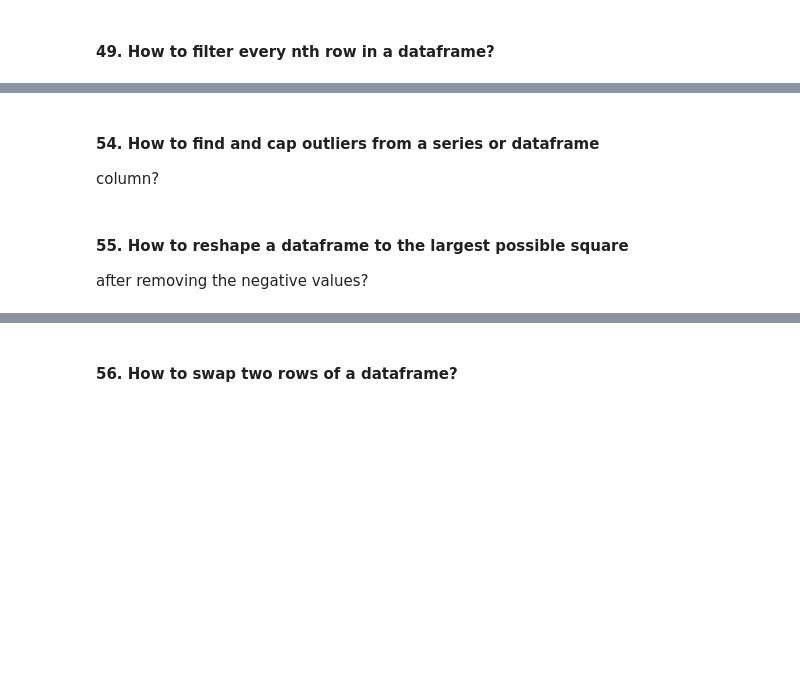
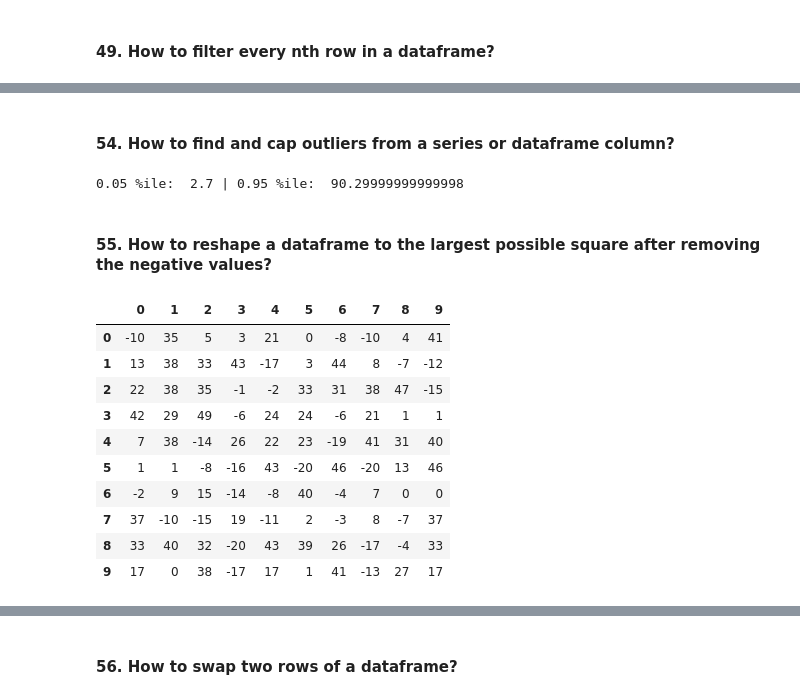
Before and after one commit to caiquemiranda/-pandas-exercises, a Jupyter notebook: 41-60.ipynb, the cells around one changed output, grey strips where cells are left out. Saved outputs shown, nothing was run; the diff lists cells and outputs as text; code cells hidden in the pictures; blank space fills up the shorter version.

```diff
--- a/41-60.ipynb
+++ b/41-60.ipynb
@@ -155,3 +235,2 @@ last_two_rows = df.iloc[np.where(rowsums > 100)[0][-2:], :]
 # %% [markdown]
-#### 54. How to find and cap outliers from a series or dataframe
-column?
+#### 54. How to find and cap outliers from a series or dataframe column?
@@ -158,15 +239,34 @@ column?
 # %%
-# Input
-ser = pd.Series(np.logspace(-2, 2, 30))
-# Solution
 def cap_outliers(ser, low_perc, high_perc):
-low, high = ser.quantile([low_perc, high_perc])
-print(low_perc, '%ile: ', low, '|', high_perc, '%ile: ', high)
-ser[ser < low] = low
-ser[ser > high] = high
-return(ser)
+
+    low, high = ser.quantile([low_perc, high_perc])
+
+    print(low_perc, '%ile: ',
+          low, '|', high_perc, '%ile: ',
+          high)
+
+    ser[ser < low] = low
+    ser[ser > high] = high
+    return(ser)
+
 capped_ser = cap_outliers(ser, .05, .95)
+# %% [output]
+0.05 %ile:  2.7 | 0.95 %ile:  90.29999999999998
 # %% [markdown]
-#### 55. How to reshape a dataframe to the largest possible square
-after removing the negative values?
+#### 55. How to reshape a dataframe to the largest possible square after removing the negative values?
+# %%
+rnd_5 = pd.DataFrame(np.random.randint(-20, 50, 100).reshape(10, -1))
+rnd_5
+# %% [output]
+|  | 0 | 1 | 2 | 3 | 4 | 5 | 6 | 7 | 8 | 9 |
+| 0 | -10 | 35 | 5 | 3 | 21 | 0 | -8 | -10 | 4 | 41 |
+| 1 | 13 | 38 | 33 | 43 | -17 | 3 | 44 | 8 | -7 | -12 |
+| 2 | 22 | 38 | 35 | -1 | -2 | 33 | 31 | 38 | 47 | -15 |
+| 3 | 42 | 29 | 49 | -6 | 24 | 24 | -6 | 21 | 1 | 1 |
+| 4 | 7 | 38 | -14 | 26 | 22 | 23 | -19 | 41 | 31 | 40 |
+| 5 | 1 | 1 | -8 | -16 | 43 | -20 | 46 | -20 | 13 | 46 |
+| 6 | -2 | 9 | 15 | -14 | -8 | 40 | -4 | 7 | 0 | 0 |
+| 7 | 37 | -10 | -15 | 19 | -11 | 2 | -3 | 8 | -7 | 37 |
+| 8 | 33 | 40 | 32 | -20 | 43 | 39 | 26 | -17 | -4 | 33 |
+| 9 | 17 | 0 | 38 | -17 | 17 | 1 | 41 | -13 | 27 | 17 |
 # %%
```
Also changed, not shown: parts of 61 cells of this notebook, 3 other files.
